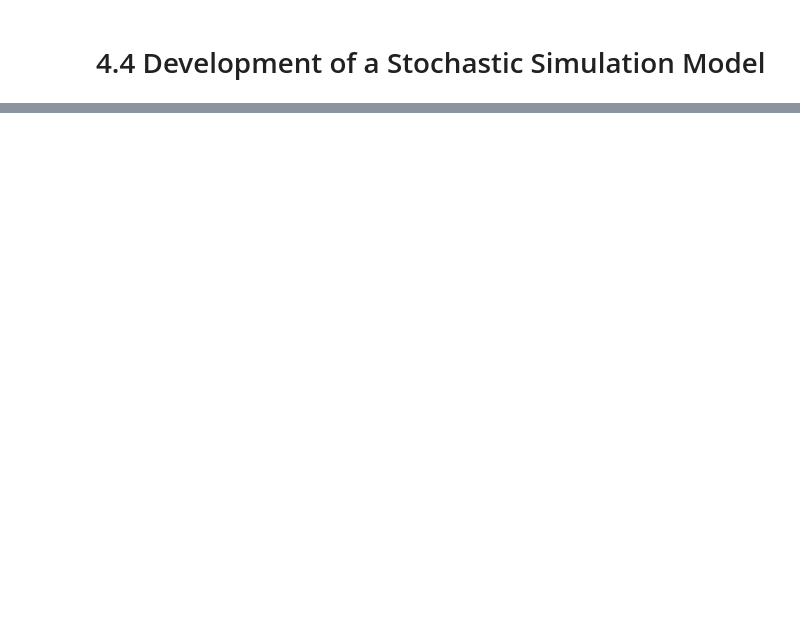
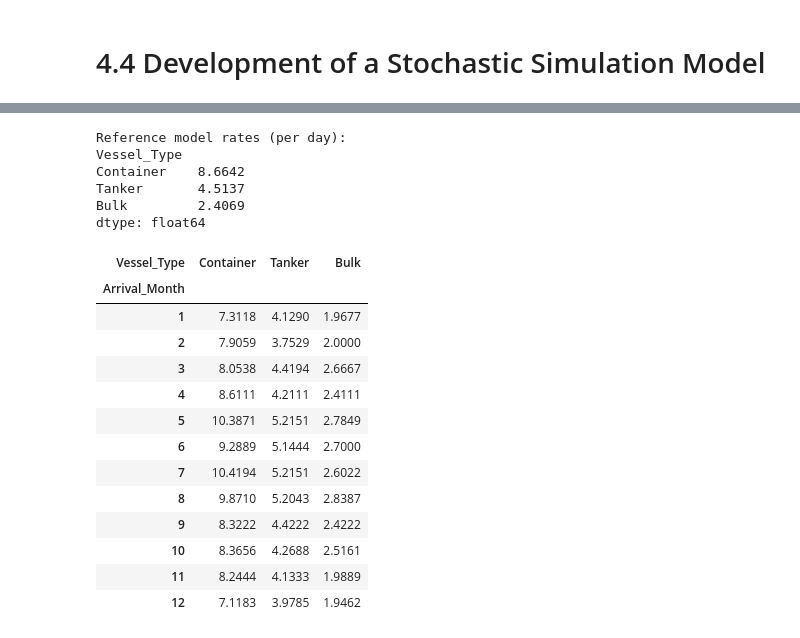
Before and after one commit to nikola300605/Stochastic_Simulation_Group_15, a Jupyter notebook: task_4_4.ipynb, the cells around one changed output, grey strips where cells are left out. Cells and saved outputs as stored; diff of their text form; code cells hidden in the pictures; blank space fills up the shorter version.

```diff
--- a/task_4_4.ipynb
+++ b/task_4_4.ipynb
@@ -104,0 +82,43 @@ The cargo data is always greater than zero and has a "long tail" on the right si
+# %%
+df = load_data()
+d = df['Arrival_Date']
+
+vessel_types = ["Container", "Tanker", "Bulk"]
+month_lengths = np.array([31, 28, 31, 30, 31, 30, 31, 31, 30, 31, 30, 31])
+
+days = d.dt.normalize().drop_duplicates()
+days_per_month = days.dt.month.value_counts().sort_index()
+
+rates = (df.groupby('Vessel_Type', observed=True).size() / len(days))[vessel_types]
+
+monthly_rates = (
+    df.groupby(['Arrival_Month', 'Vessel_Type'], observed=True)
+      .size()
+      .unstack()
+      .div(days_per_month, axis=0)
+)[vessel_types]
+
+print("Reference model rates (per day):")
+print(rates.round(4))
+monthly_rates.round(4)
+# %% [output]
+Reference model rates (per day):
+Vessel_Type
+Container    8.6642
+Tanker       4.5137
+Bulk         2.4069
+dtype: float64
+| Vessel_Type | Container | Tanker | Bulk |
+| Arrival_Month |  |  |  |
+| 1 | 7.3118 | 4.1290 | 1.9677 |
+| 2 | 7.9059 | 3.7529 | 2.0000 |
+| 3 | 8.0538 | 4.4194 | 2.6667 |
+| 4 | 8.6111 | 4.2111 | 2.4111 |
+| 5 | 10.3871 | 5.2151 | 2.7849 |
+| 6 | 9.2889 | 5.1444 | 2.7000 |
+| 7 | 10.4194 | 5.2151 | 2.6022 |
+| 8 | 9.8710 | 5.2043 | 2.8387 |
+| 9 | 8.3222 | 4.4222 | 2.4222 |
+| 10 | 8.3656 | 4.2688 | 2.5161 |
+| 11 | 8.2444 | 4.1333 | 1.9889 |
+| 12 | 7.1183 | 3.9785 | 1.9462 |
```
Also changed, not shown: parts of 40 cells of this notebook, 7 other files.
